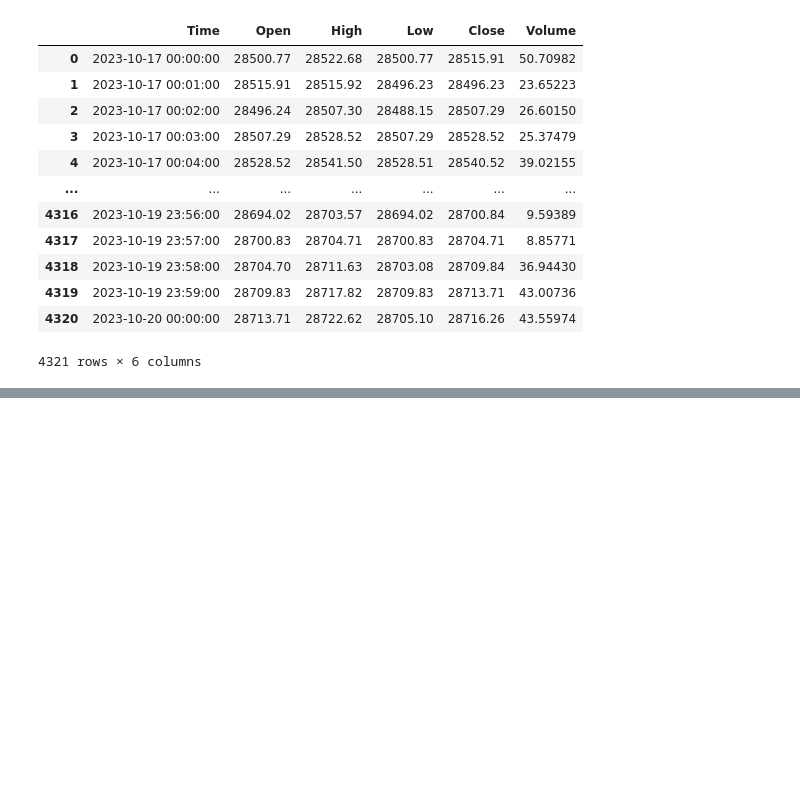
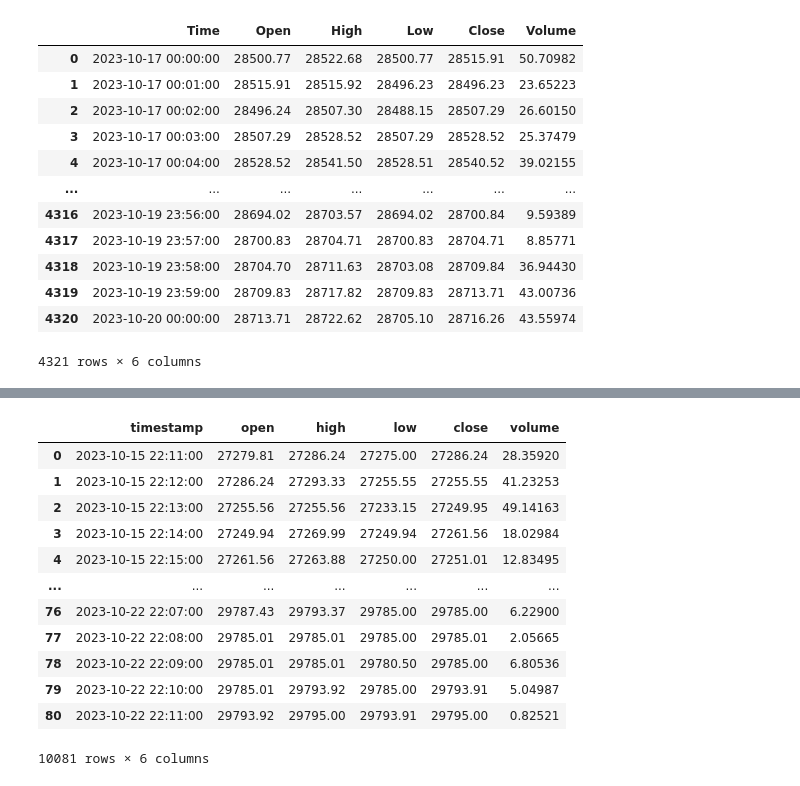
Before and after one commit to sacr1f1ce/RL-FinalProject, a Jupyter notebook: notebooks/Sharp.ipynb, the cells around one changed output, grey strips where cells are left out. Cells and saved outputs as stored; diff of their text form; code cells hidden in the pictures; blank space fills up the shorter version.

Commit message:
added data + calc sharp

```diff
--- a/notebooks/Sharp.ipynb
+++ b/notebooks/Sharp.ipynb
@@ -173,0 +279,16 @@ np.mean(shrp)/ np.std(shrp)
+# %%
+all_data
+# %% [output]
+|  | timestamp | open | high | low | close | volume |
+| 0 | 2023-10-15 22:11:00 | 27279.81 | 27286.24 | 27275.00 | 27286.24 | 28.35920 |
+| 1 | 2023-10-15 22:12:00 | 27286.24 | 27293.33 | 27255.55 | 27255.55 | 41.23253 |
+| 2 | 2023-10-15 22:13:00 | 27255.56 | 27255.56 | 27233.15 | 27249.95 | 49.14163 |
+| 3 | 2023-10-15 22:14:00 | 27249.94 | 27269.99 | 27249.94 | 27261.56 | 18.02984 |
+| 4 | 2023-10-15 22:15:00 | 27261.56 | 27263.88 | 27250.00 | 27251.01 | 12.83495 |
+| ... | ... | ... | ... | ... | ... | ... |
+| 76 | 2023-10-22 22:07:00 | 29787.43 | 29793.37 | 29785.00 | 29785.00 | 6.22900 |
+| 77 | 2023-10-22 22:08:00 | 29785.01 | 29785.01 | 29785.00 | 29785.01 | 2.05665 |
+| 78 | 2023-10-22 22:09:00 | 29785.01 | 29785.01 | 29780.50 | 29785.00 | 6.80536 |
+| 79 | 2023-10-22 22:10:00 | 29785.01 | 29793.92 | 29785.00 | 29793.91 | 5.04987 |
+| 80 | 2023-10-22 22:11:00 | 29793.92 | 29795.00 | 29793.91 | 29795.00 | 0.82521 |
+10081 rows × 6 columns
```
Also changed, not shown: parts of 37 cells of this notebook, 1 other file.
